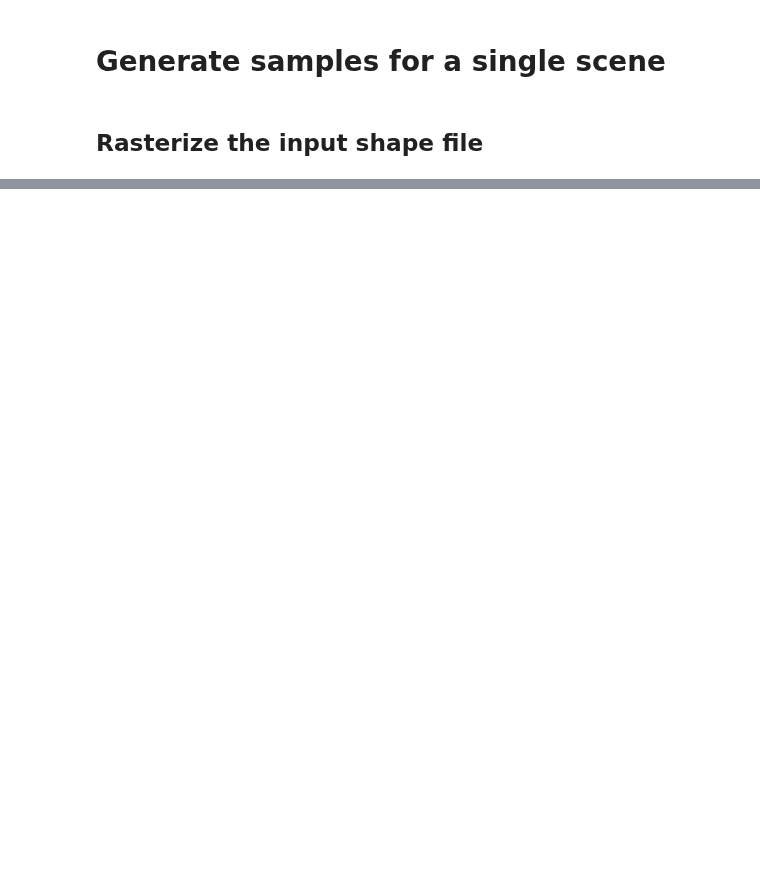
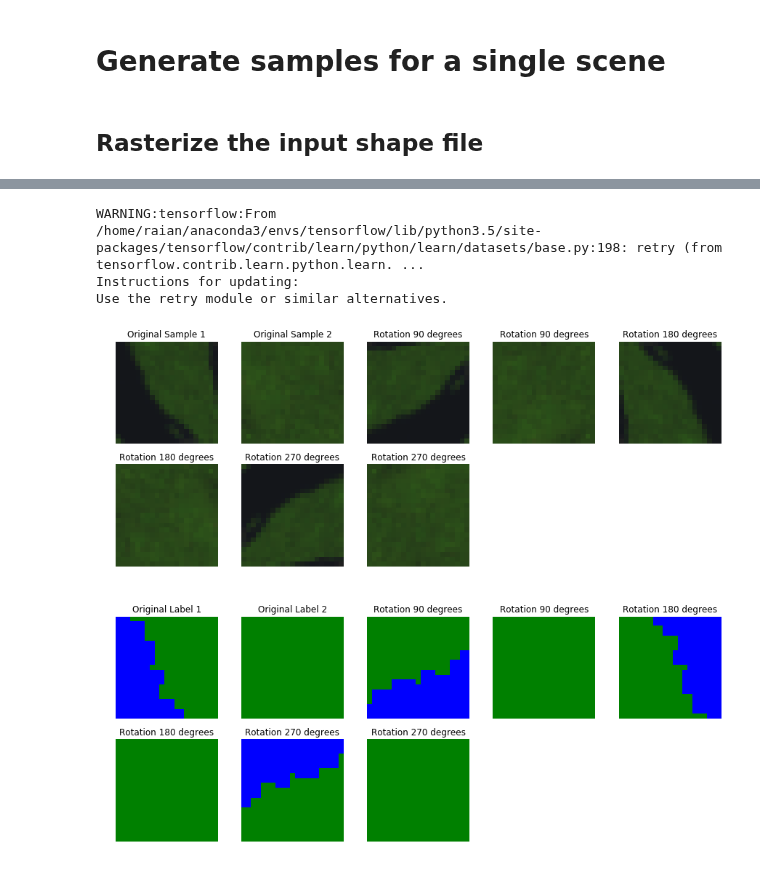
Before and after one commit to rvmaretto/deepgeo, a Jupyter notebook: notebooks/generate_samples_one_scene.ipynb, the cells around one changed output, grey strips where cells are left out. Saved outputs shown, nothing was run; the diff lists cells and outputs as text; code cells hidden in the pictures; blank space fills up the shorter version.

Commit message:
Improvements in data augmentation

```diff
--- a/notebooks/generate_samples_one_scene.ipynb
+++ b/notebooks/generate_samples_one_scene.ipynb
@@ -153,0 +139,65 @@ print(colors)
+# %%
+smp_imgs = samples["img_samples"][1887:1889]
+lbl_imgs = samples["labels"][1887:1889]
+for idx in range(len(smp_imgs)):
+    smp_imgs[idx] = skimage.img_as_float(smp_imgs[idx]).astype(np.float32)
+
+plt.figure(figsize=(15,15))
+
+for idx in range(len(smp_imgs)):
+    plt.subplot(5, 5, (idx+1))
+    plt.title('Original Sample %d' % (idx + 1))
+    plt.imshow(smp_imgs[idx][:,:,[5, 4, 3]], interpolation='nearest')
+    plt.axis('off')
+
+angles = [90, 180, 270]
+rotated_imgs = dtaug.rotate_images(smp_imgs, angles)
+
+pos_ang = 0
+for idx in range(len(rotated_imgs)):
+    if(idx % 2 == 0 and idx != 0):
+        pos_ang = pos_ang + 1
+    plt.subplot(5, 5, (idx + len(smp_imgs) + 1))
+    plt.title("Rotation %d degrees" % (angles[pos_ang]))
+    plt.imshow(rotated_imgs[idx][:,:,[5, 4, 3]], interpolation='nearest')
+    plt.axis('off')
+
+plt.figure(figsize=(15,15))
+
+for idx in range(len(lbl_imgs)):
+    # Mounting the color map for this sample
+    palette = []
+    for val in np.unique(lbl_imgs):
+        if not val == 255:
+            palette.append(colorList[val])
+    colorMap = ListedColormap(palette)
+
+    plt.subplot(5, 5, (idx+1))
+    plt.title('Original Label %d' % (idx + 1))
+    plt.imshow(lbl_imgs[idx][:,:,0], interpolation='nearest', cmap = colorMap)
+    plt.axis('off')
+
+rotated_lbls = dtaug.rotate_images(lbl_imgs, angles, data_type=np.int32)
+
+pos_ang = 0
+for idx in range(len(rotated_lbls)):
+    if(idx % 2 == 0 and idx != 0):
+        pos_ang = pos_ang + 1
+
+    # Mounting the color map for this sample
+    palette = []
+    for val in np.unique(rotated_lbls[idx]):
+        if not val == 255:
+            palette.append(colorList[int(val)])
+    colorMap = ListedColormap(palette)
+
+    plt.subplot(5, 5, (idx + len(smp_imgs) + 1))
+    plt.title("Rotation %d degrees" % (angles[pos_ang]))
+    plt.imshow(rotated_lbls[idx][:,:,0], interpolation='nearest', cmap = colorMap)
+    plt.axis('off')
+# %% [output]
+WARNING:tensorflow:From /home/raian/anaconda3/envs/tensorflow/lib/python3.5/site-packages/tensorflow/contrib/learn/python/learn/datasets/base.py:198: retry (from tensorflow.contrib.learn.python.learn. ...
+Instructions for updating:
+Use the retry module or similar alternatives.
+[figure, added]
+[figure, added]
```
Also changed, not shown: parts of 7 cells of this notebook, 4 other files.
